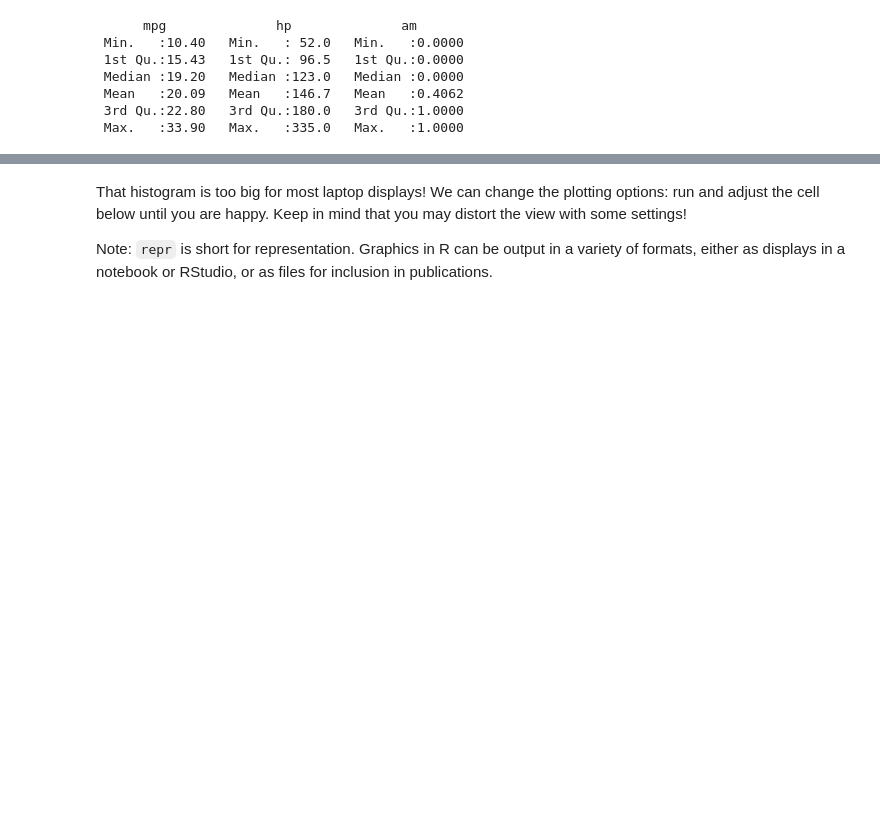
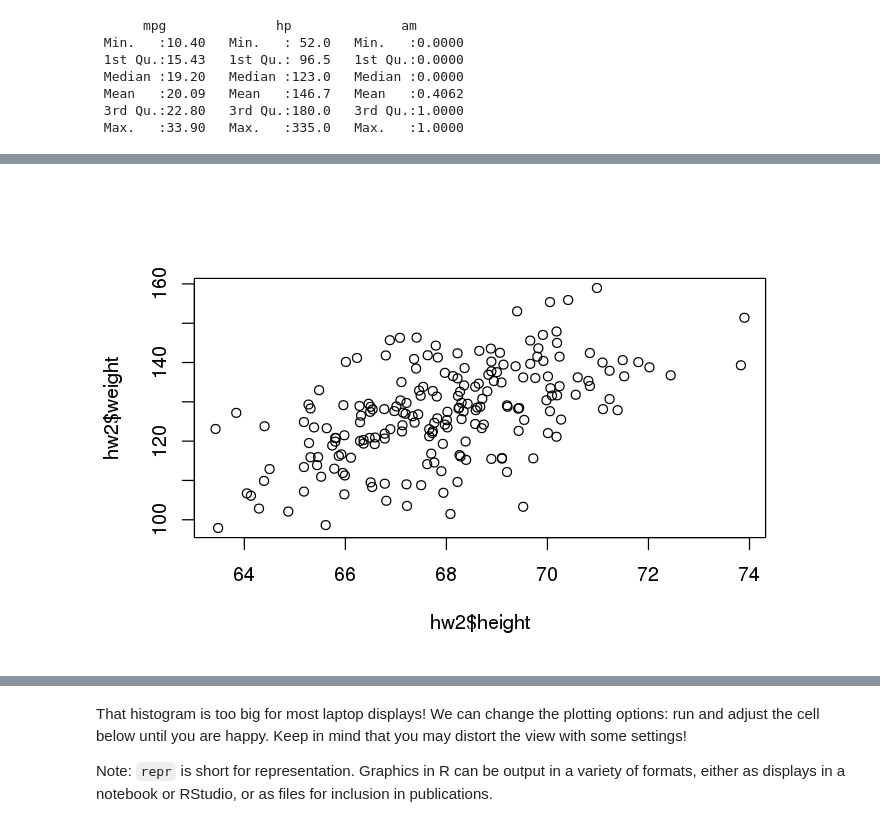
Before and after one commit to mdtdev/Scientific-Computing-Education, a Jupyter notebook: 03_data_manipulation.ipynb, the cells around one changed output, grey strips where cells are left out. Saved outputs shown, nothing was run; the diff lists cells and outputs as text; code cells hidden in the pictures; blank space fills up the shorter version.

```diff
--- a/03_data_manipulation.ipynb
+++ b/03_data_manipulation.ipynb
@@ -204,0 +287,4 @@ Here we use the **state** data. R provides lists of the various facts about stat
+# %%
+plot(hw2$height, hw2$weight)
+# %% [output]
+[figure, added]
```
Also changed, not shown: parts of 58 cells of this notebook, 1 other file.
